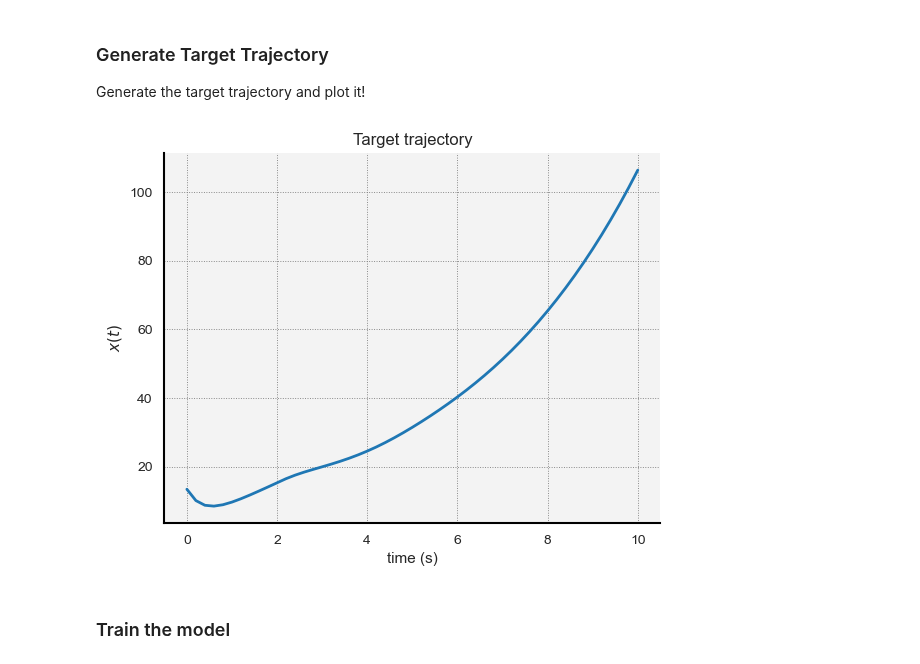
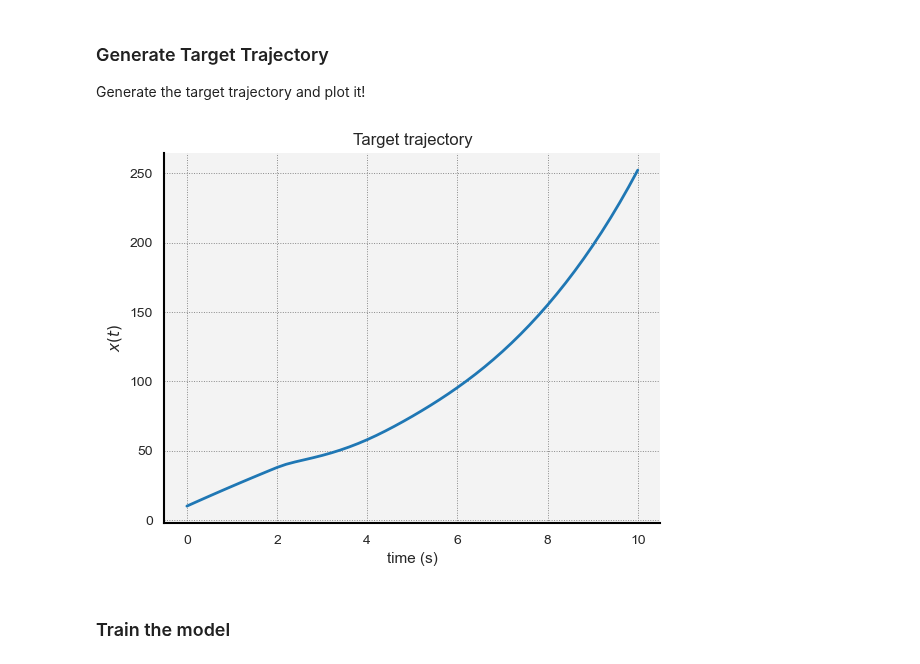
Before and after one commit to punkduckable/NDDE, a Jupyter notebook: NDDE.ipynb, the cells around one changed output. Drawn from its saved outputs; the diff is of its cells as text; code cells hidden in the pictures.

```diff
--- a/NDDE.ipynb
+++ b/NDDE.ipynb
@@ -77,6 +77,21 @@ Initialize_MPL();
 Generate the target trajectory and plot it!
 # %%
 """
+# Logistic
+from    Model   import  Logistic              as F_Model;
+from    X0      import  Affine              as X0_Model;
+
+# Set up the parameters and tau value for the target trajectory.
+F_Target        = F_Model(theta_0 = 1.0, theta_1 = 1.0);
+a_Target        = torch.Tensor([0.5]);
+b_Target        = torch.Tensor([2]);
+X0_Target       = X0_Model(a = a_Target, b = b_Target);
+tau_Target      = torch.tensor(1.0);
+T_Target        = torch.tensor(10.0);
+"""
+
+"""
+# Cheyne
 from    Model   import  Cheyne              as F_Model;
 from    X0      import  Affine              as X0_Model;
 
@@ -88,36 +103,38 @@ X0_Target       = X0_Model(a = a_Target, b = b_Target);
 tau_Target      = torch.tensor(0.25);
 T_Target        = torch.tensor(3.0);
 """
 
+
+# HIV
 from    Model   import  HIV                 as F_Model;
 from    X0      import  Affine              as X0_Model;
 
 # Set up the parameters and tau value for the target trajectory.
 F_Target        = F_Model(  k   = .0343,
                             T0  = 1800.0,
                             m   = 2.0,
                             d   = 0.05,
                             np  = 0.43,
                             N   = 48.,
                             c   = 3.0);
 a_Target        = torch.Tensor([0, 0,       0]);
 b_Target        = torch.Tensor([10, 13.4, 0]);
 X0_Target       = X0_Model(a = a_Target, b = b_Target);
 tau_Target      = torch.tensor(2.0);
-T_Target        = torch.tensor(10.0)
+T_Target        = torch.tensor(10.0);
 
 
 # Get the target trajectory!
 x_Target, t_Target  = DDE_Solver(F = F_Target, X0 = X0_Target, tau = tau_Target, T = T_Target);
 
 # Finally, lets plot the target trajectory.
-seaborn.lineplot(x = t_Target, y = x_Target[:, 1].reshape(-1).detach().numpy());
+seaborn.lineplot(x = t_Target, y = x_Target[:, 0].reshape(-1).detach().numpy());
 seaborn.despine();
 plt.xlabel("time (s)");
 plt.ylabel(r"$x(t)$");
 plt.title("Target trajectory");
 # %% [output]
-[figure, old version]
+[figure, new version]
 # %% [markdown]
 ### Train the model
 # %%
```
Also changed, not shown: parts of 4 cells of this notebook, 2 other files.
